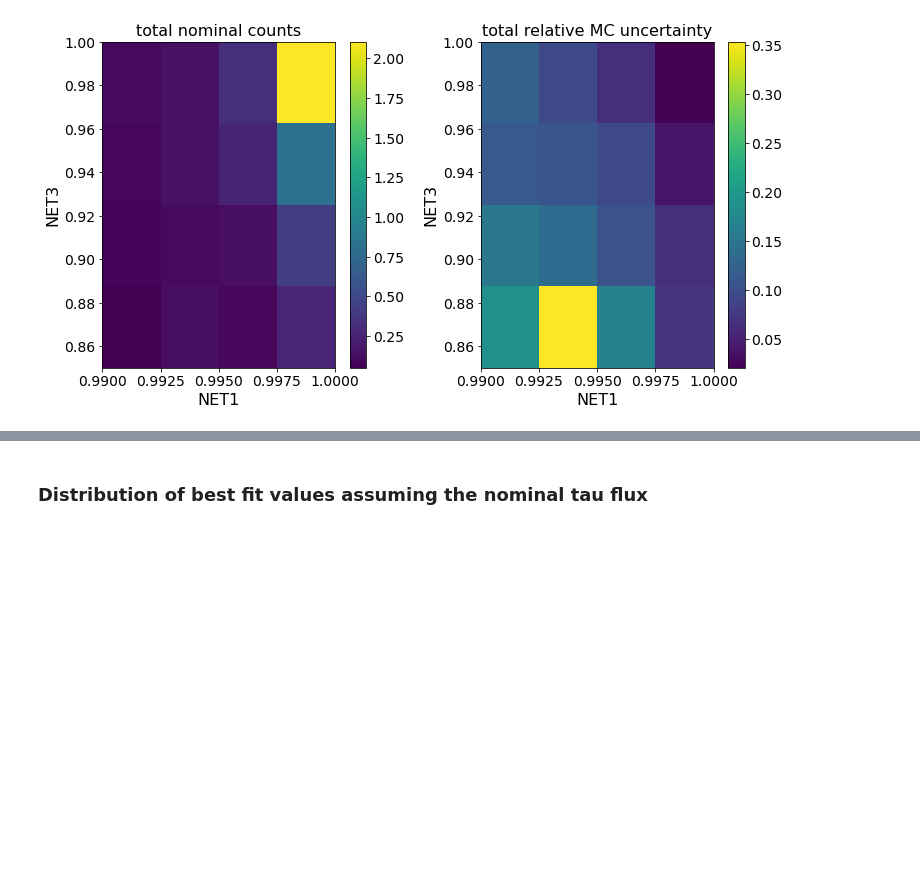
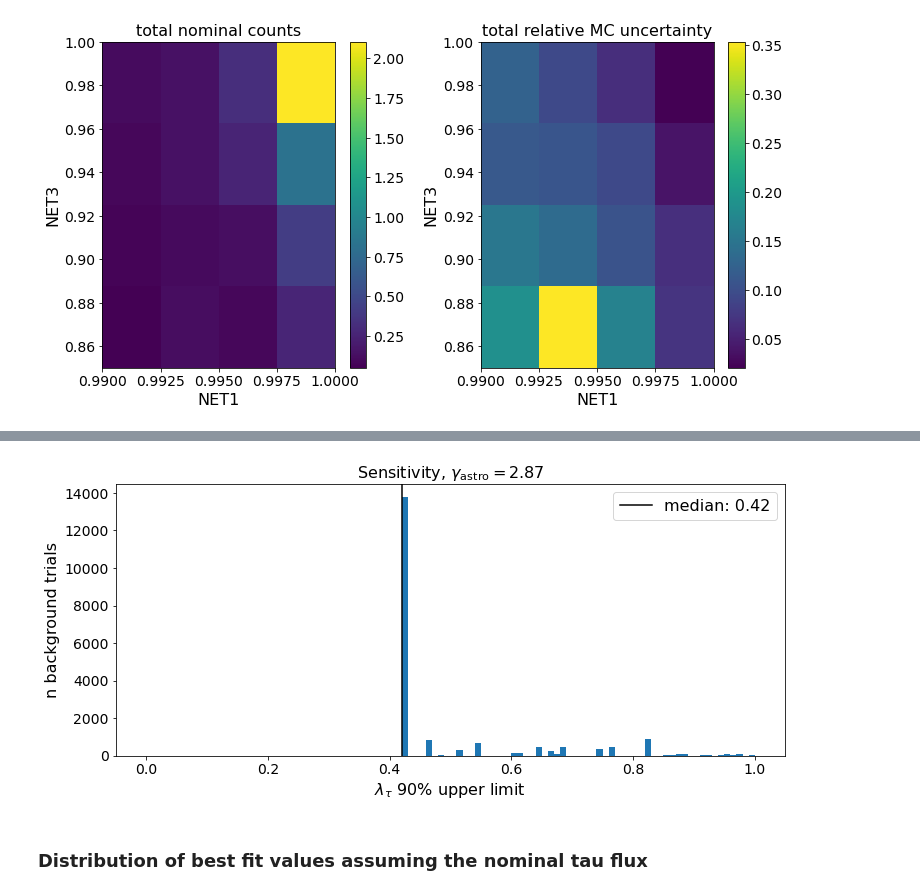
Before and after one commit to dpankova/DoublePulse, a Jupyter notebook: stat_analysis/atfienberg/nutau_flux_analysis_HESE.ipynb, the cells around one changed output, grey strips where cells are left out. Cells and saved outputs as stored; diff of their text form; code cells hidden in the pictures; blank space fills up the shorter version.

Commit message:
add traditional sensitivity to nutau flux analysis notebook

```diff
--- a/stat_analysis/atfienberg/nutau_flux_analysis_HESE.ipynb
+++ b/stat_analysis/atfienberg/nutau_flux_analysis_HESE.ipynb
@@ -240,0 +243,13 @@ plt.gcf().savefig('cvs_with_syst.png', bbox_inches='tight')
+# %%
+%%time
+n_null_hists = 20_000
+syst_null_hists = ana.sample(lambda_tau=0, n_hists=n_null_hists, with_syst=True)
+ninety_pct_cvs = ts_plane_syst['critical_values'][:, 1]
+
+upper_lims = []
+for hist in syst_null_hists:
+    ts_scan = ana.scan_TS(hist, ts_plane_syst['lambdas'])[0]
+    upper_lims.append(ts_plane_syst['lambdas'][ts_scan <= ninety_pct_cvs].max())
+upper_lims = np.array(upper_lims)
+sens = np.median(upper_lims)
+sens
@@ -241,3 +260,15 @@ plt.gcf().savefig('cvs_with_syst.png', bbox_inches='tight')
+# %%
+fig, ax = plt.subplots(figsize=(12, 5))
+ax.hist(upper_lims, np.linspace(0, 1, 101))
+ax.set_xlabel(r'$\lambda_\tau$ 90% upper limit')
+ax.set_ylabel('n background trials')
+
+ax.axvline(sens, color='black', label=f'median: {sens:.2f}')
+ax.legend()
+ax.set_title(rf'Sensitivity, $\gamma_\mathrm{{astro}}={ASTRO_GAMMA:.2f}$')
+fig.savefig('HESE_sensitivity.png', bbox_inches='tight')
+# %% [output]
+[figure, added]
 # %% [markdown]
 ### Distribution of best fit values assuming the nominal tau flux
 # %%
```
Also changed, not shown: parts of 20 cells of this notebook.
